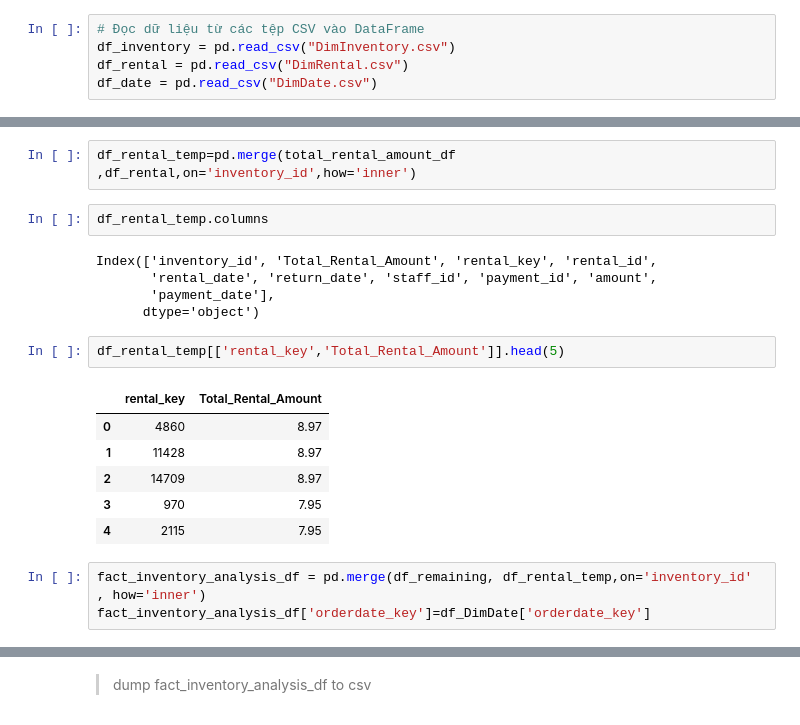
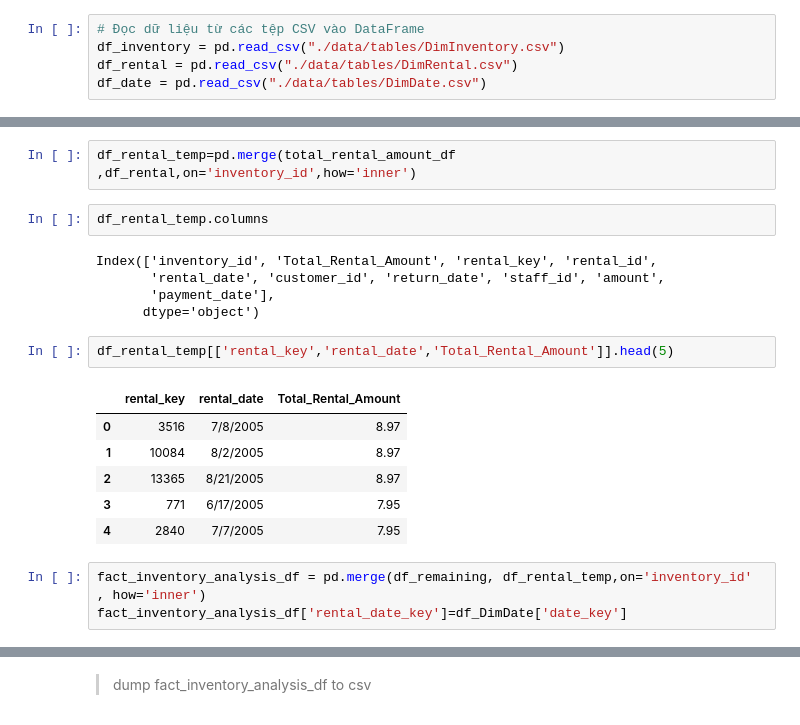
Before and after one commit to Narius2030/Sakila-Business-Analysis, a Jupyter notebook: Integrated_fact_inventory_analysis.ipynb, the cells around one changed output, grey strips where cells are left out. Saved outputs shown, nothing was run; the diff lists cells and outputs as text.

```diff
--- a/Integrated_fact_inventory_analysis.ipynb
+++ b/Integrated_fact_inventory_analysis.ipynb
@@ -280,9 +280,9 @@ df_diminventory.to_csv('./dimInventory.csv', index_label='inventory_key')
 > Read data of dimension files
 # %%
 # Đọc dữ liệu từ các tệp CSV vào DataFrame
-df_inventory = pd.read_csv("DimInventory.csv")
-df_rental = pd.read_csv("DimRental.csv")
-df_date = pd.read_csv("DimDate.csv")
+df_inventory = pd.read_csv("./data/tables/DimInventory.csv")
+df_rental = pd.read_csv("./data/tables/DimRental.csv")
+df_date = pd.read_csv("./data/tables/DimDate.csv")
 # %% [markdown]
 > Calculate measure
 # %% [markdown]
@@ -325,21 +325,21 @@ df_rental_temp=pd.merge(total_rental_amount_df ,df_rental,on='inventory_id',how=
 df_rental_temp.columns
 # %% [output]
 Index(['inventory_id', 'Total_Rental_Amount', 'rental_key', 'rental_id',
-       'rental_date', 'return_date', 'staff_id', 'payment_id', 'amount',
+       'rental_date', 'customer_id', 'return_date', 'staff_id', 'amount',
        'payment_date'],
       dtype='object')
 # %%
-df_rental_temp[['rental_key','Total_Rental_Amount']].head(5)
+df_rental_temp[['rental_key','rental_date','Total_Rental_Amount']].head(5)
 # %% [output]
-|  | rental_key | Total_Rental_Amount |
-| 0 | 4860 | 8.97 |
-| 1 | 11428 | 8.97 |
-| 2 | 14709 | 8.97 |
-| 3 | 970 | 7.95 |
-| 4 | 2115 | 7.95 |
+|  | rental_key | rental_date | Total_Rental_Amount |
+| 0 | 3516 | 7/8/2005 | 8.97 |
+| 1 | 10084 | 8/2/2005 | 8.97 |
+| 2 | 13365 | 8/21/2005 | 8.97 |
+| 3 | 771 | 6/17/2005 | 7.95 |
+| 4 | 2840 | 7/7/2005 | 7.95 |
 # %%
 fact_inventory_analysis_df = pd.merge(df_remaining, df_rental_temp,on='inventory_id' , how='inner')
-fact_inventory_analysis_df['orderdate_key']=df_DimDate['orderdate_key']
+fact_inventory_analysis_df['rental_date_key']=df_DimDate['date_key']
 # %%
 fact_inventory_analysis_df.columns
 # %% [output]
```
Also changed, not shown: parts of 11 cells of this notebook, 7 other files.
